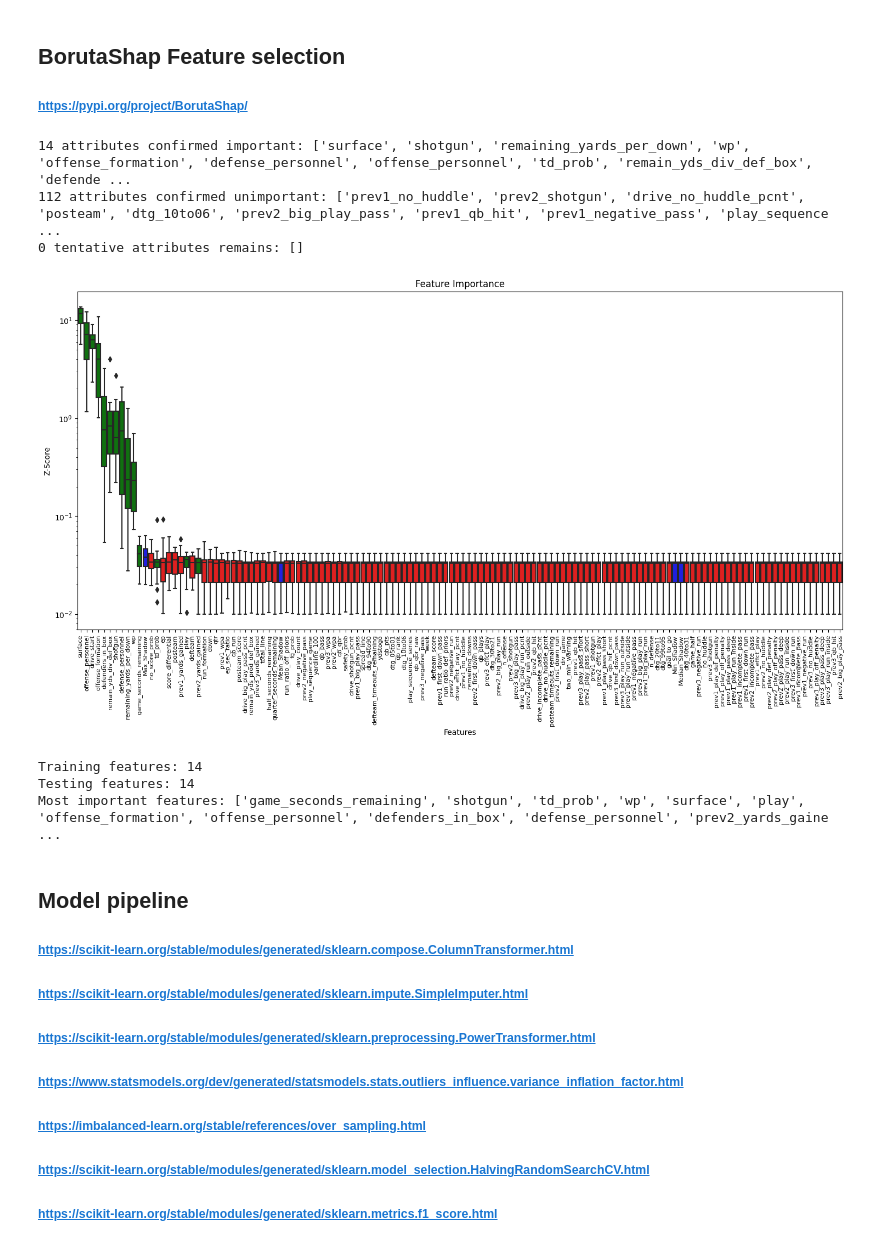
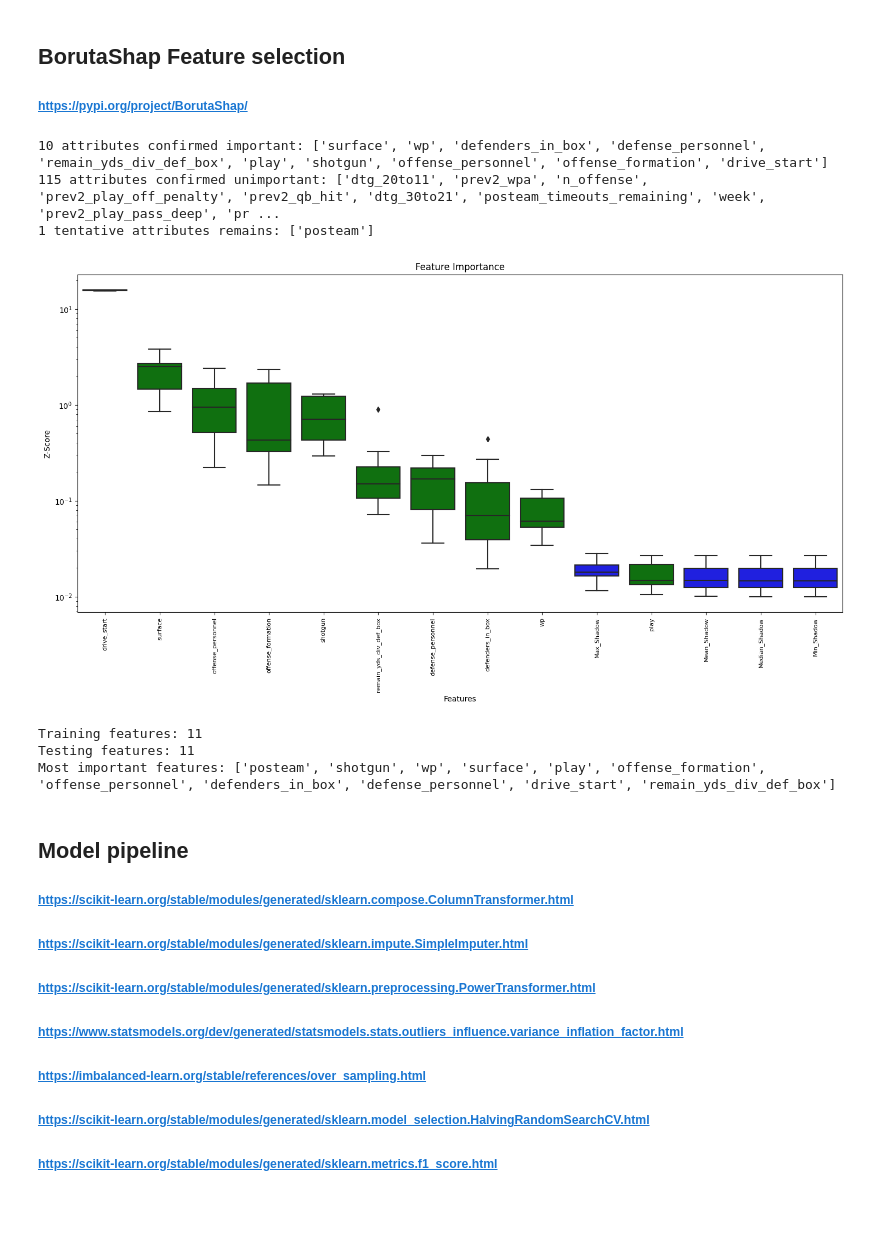
Before and after one commit to tsteussie/nfl-machine-learning-models, a Jupyter notebook: play_predictions/nfl-play-binary-classifier-pipeline.ipynb, the cells around one changed output. Cells and saved outputs as stored; diff of their text form; code cells hidden in the pictures; blank space fills up the shorter version.

Commit message:
Updated feature generation, model pipeline, scaler selection, parameters, features,  etc.

```diff
--- a/play_predictions/nfl-play-binary-classifier-pipeline.ipynb
+++ b/play_predictions/nfl-play-binary-classifier-pipeline.ipynb
@@ -117,13 +117,13 @@ print(X_train.shape[1], 'features after categorical encoding')
 ## BorutaShap Feature selection
 ##### https://pypi.org/project/BorutaShap/
 # %%
-feature_model = RandomForestClassifier(ccp_alpha=1e-04,
+feature_model = RandomForestClassifier(ccp_alpha=1e-05,
                                        criterion='gini',
-                                       max_depth=50,
+                                       max_depth=30,
                                        max_features=0.60,
                                        max_leaf_nodes=50,
                                        max_samples=0.40,
-                                       min_impurity_decrease=1e-05,
+                                       #min_impurity_decrease=1e-05,
                                        #min_samples_leaf=0.03,
                                        #min_samples_split=0.03,
                                        #min_weight_fraction_leaf=0.03,
@@ -149,13 +149,14 @@ Feature_Selector.fit(X=X_train,
                      random_state=67,
                      )
 # %% [output]
-14 attributes confirmed important: ['surface', 'shotgun', 'remaining_yards_per_down', 'wp', 'offense_formation', 'defense_personnel', 'offense_personnel', 'td_prob', 'remain_yds_div_def_box', 'defende ...
-112 attributes confirmed unimportant: ['prev1_no_huddle', 'prev2_shotgun', 'drive_no_huddle_pcnt', 'posteam', 'dtg_10to06', 'prev2_big_play_pass', 'prev1_qb_hit', 'prev1_negative_pass', 'play_sequence ...
-0 tentative attributes remains: []
+10 attributes confirmed important: ['surface', 'wp', 'defenders_in_box', 'defense_personnel', 'remain_yds_div_def_box', 'play', 'shotgun', 'offense_personnel', 'offense_formation', 'drive_start']
+115 attributes confirmed unimportant: ['dtg_20to11', 'prev2_wpa', 'n_offense', 'prev2_play_off_penalty', 'prev2_qb_hit', 'dtg_30to21', 'posteam_timeouts_remaining', 'week', 'prev2_play_pass_deep', 'pr ...
+1 tentative attributes remains: ['posteam']
-# %%
-Feature_Selector.plot(which_features='all', figsize=(18, 8))
-# %% [output]
-[figure, removed]
+# %%
+# Plot selected features with shap values on x-axis
+Feature_Selector.plot(which_features='accepted', figsize=(18, 8))
+# %% [output]
+[figure, added]
 # %%
 # Drops features that were identified by BorutaShap as not important
 features_to_remove = Feature_Selector.features_to_remove
@@ -168,9 +169,9 @@ print('Training features:', X_train.shape[1])
 print('Testing features:', X_test.shape[1])
 print('Most important features:', X_train.columns.to_list())
 # %% [output]
-Training features: 14
-Testing features: 14
-Most important features: ['game_seconds_remaining', 'shotgun', 'td_prob', 'wp', 'surface', 'play', 'offense_formation', 'offense_personnel', 'defenders_in_box', 'defense_personnel', 'prev2_yards_gaine ...
+Training features: 11
+Testing features: 11
+Most important features: ['posteam', 'shotgun', 'wp', 'surface', 'play', 'offense_formation', 'offense_personnel', 'defenders_in_box', 'defense_personnel', 'drive_start', 'remain_yds_div_def_box']
 # %% [markdown]
 ## Model pipeline
 ##### https://scikit-learn.org/stable/modules/generated/sklearn.compose.ColumnTransformer.html
```
Also changed, not shown: parts of 9 cells of this notebook, 1 other file.
